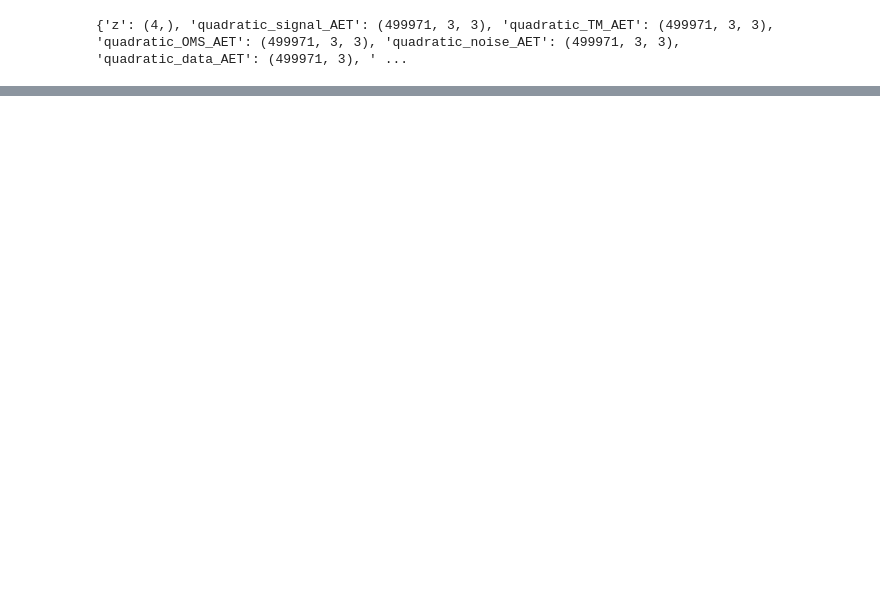
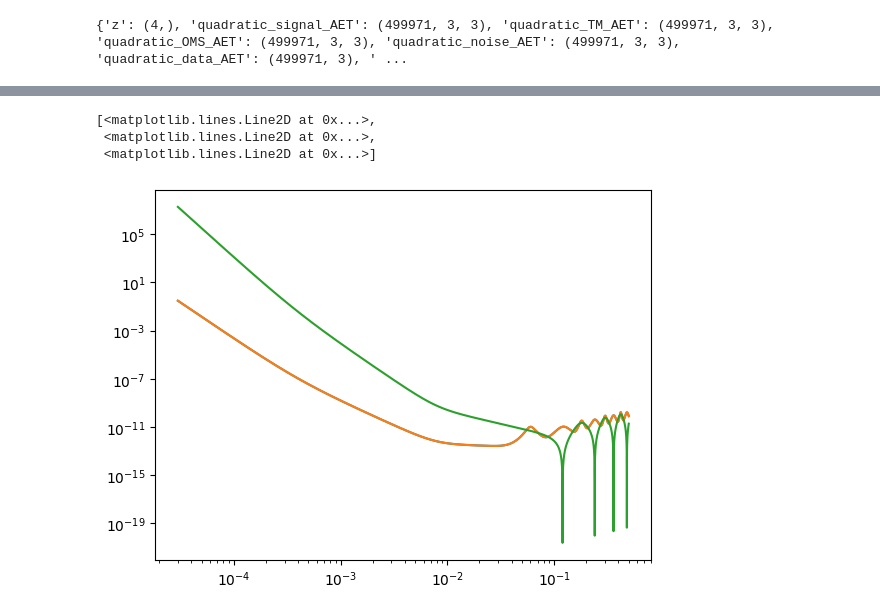
Before and after one commit to PEREGRINE-GW/saqqara, a Jupyter notebook: examples/noise_variation/workbook.ipynb, the cells around one changed output, grey strips where cells are left out. Cells and saved outputs as stored; diff of their text form; code cells hidden in the pictures; blank space fills up the shorter version.

```diff
--- a/examples/noise_variation/workbook.ipynb
+++ b/examples/noise_variation/workbook.ipynb
@@ -67,0 +129,7 @@ for i in range(3):
+# %%
+plt.loglog(sim.f_vec, np.diagonal(sim.TM_tdi_matrix, axis1=1, axis2=2) / sim.response_AET)
+# %% [output]
+[<matplotlib.lines.Line2D at 0x...>,
+ <matplotlib.lines.Line2D at 0x...>,
+ <matplotlib.lines.Line2D at 0x...>]
+[figure, added]
```
Also changed, not shown: parts of 33 cells of this notebook, 6 other files.
